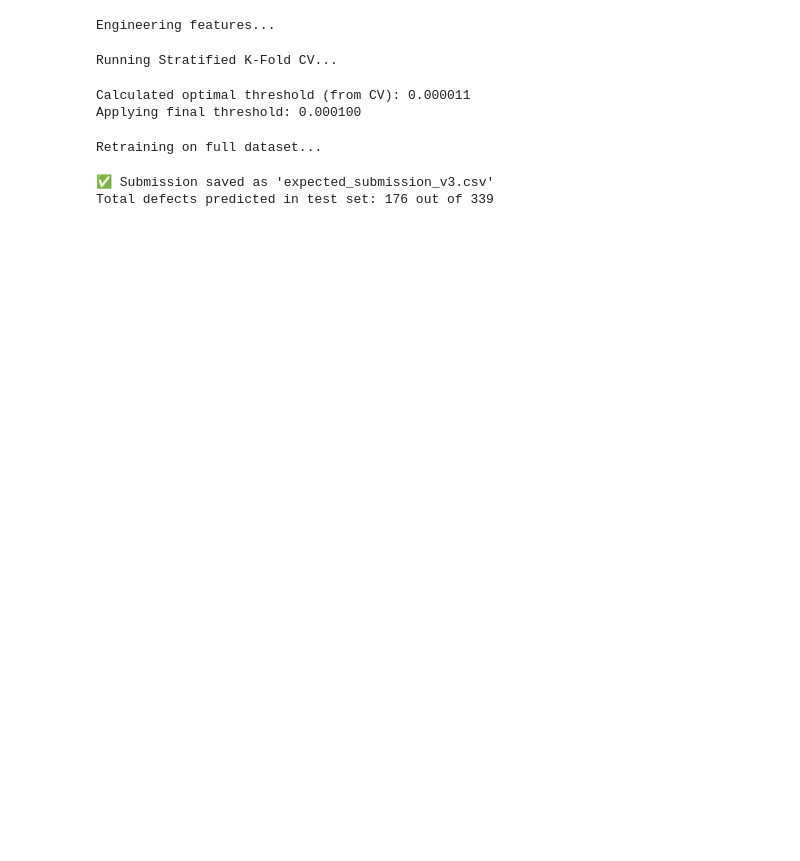
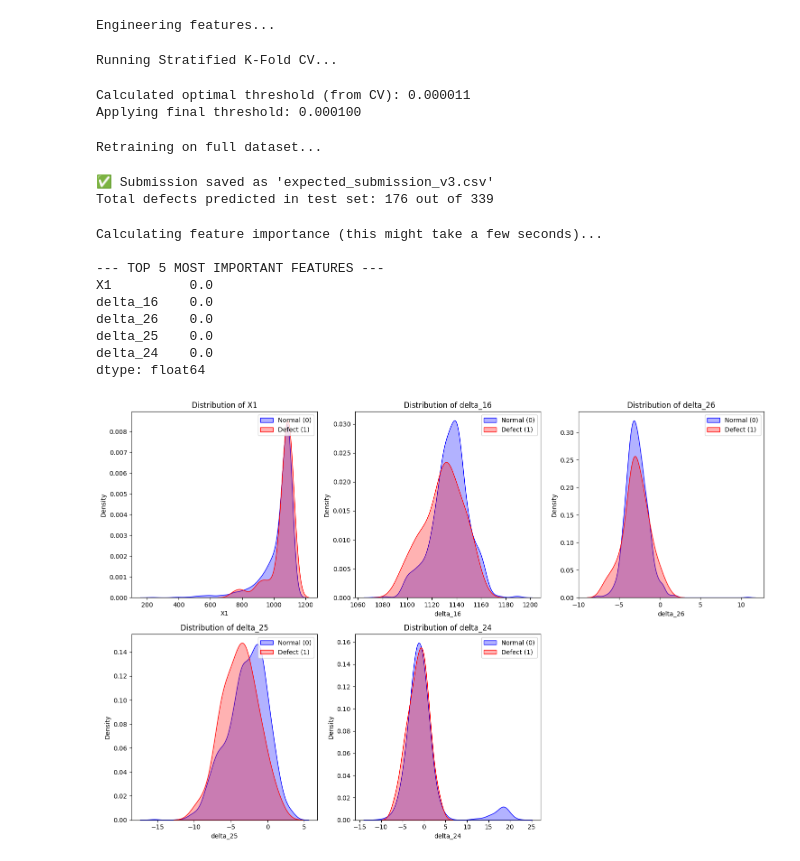
Before and after one commit to johad6exe/Tata-AI-Hackathon, a Jupyter notebook: src.ipynb, the cells around one changed output. Saved outputs shown, nothing was run; the diff lists cells and outputs as text; code cells hidden in the pictures; blank space fills up the shorter version.

Commit message:
retrieved 5 most important features from the engineered features

```diff
--- a/src.ipynb
+++ b/src.ipynb
@@ -101,3 +101,43 @@ print(f"Total defects predicted in test set: {test_preds.sum()} out of {len(test
 # %% [output]
 ✅ Submission saved as 'expected_submission_v3.csv'
 Total defects predicted in test set: 176 out of 339
+# %%
+from sklearn.inspection import permutation_importance
+import matplotlib.pyplot as plt
+import seaborn as sns
+
+print("Calculating feature importance (this might take a few seconds)...")
+# Ask the model what features it relied on the most
+result = permutation_importance(model, X_train, y_train, n_repeats=5, random_state=42, n_jobs=-1)
+
+# Rank them
+importances = pd.Series(result.importances_mean, index=X_train.columns)
+top_features = importances.sort_values(ascending=False).head(5)
+
+print("\n--- TOP 5 MOST IMPORTANT FEATURES ---")
+print(top_features)
+
+# Draw pictures (distributions) of the top 5 features
+plt.figure(figsize=(15, 10))
+for i, col in enumerate(top_features.index, 1):
+    plt.subplot(2, 3, i)
+    # Plot normal coils in blue
+    sns.kdeplot(data=train_engineered[train_engineered['Y'] == 0], x=col, label='Normal (0)', fill=True, color='blue', alpha=0.3)
+    # Plot defective coils in red
+    sns.kdeplot(data=train_engineered[train_engineered['Y'] == 1], x=col, label='Defect (1)', fill=True, color='red', alpha=0.3)
+    plt.title(f"Distribution of {col}")
+    plt.legend()
+
+plt.tight_layout()
+plt.show()
+# %% [output]
+Calculating feature importance (this might take a few seconds)...
+
+--- TOP 5 MOST IMPORTANT FEATURES ---
+X1          0.0
+delta_16    0.0
+delta_26    0.0
+delta_25    0.0
+delta_24    0.0
+dtype: float64
+[figure, added]
```
